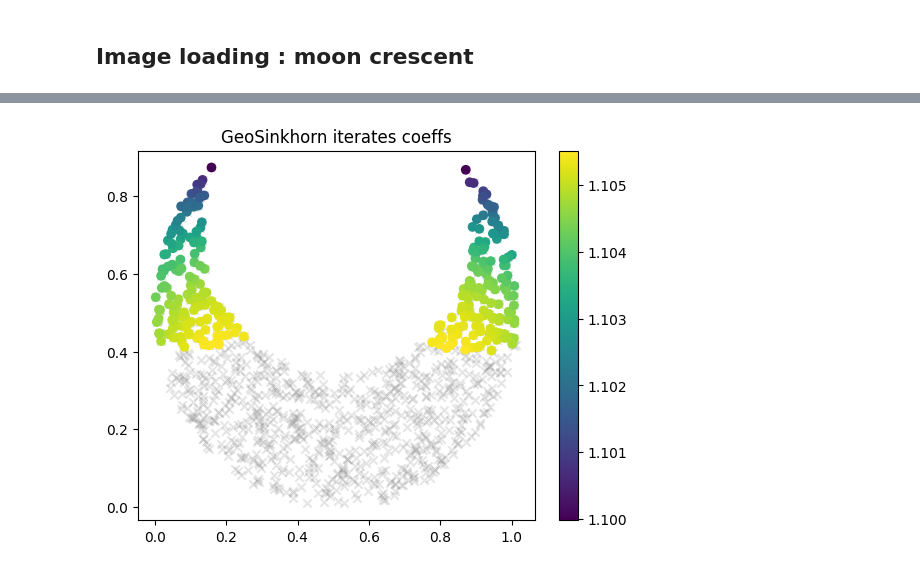
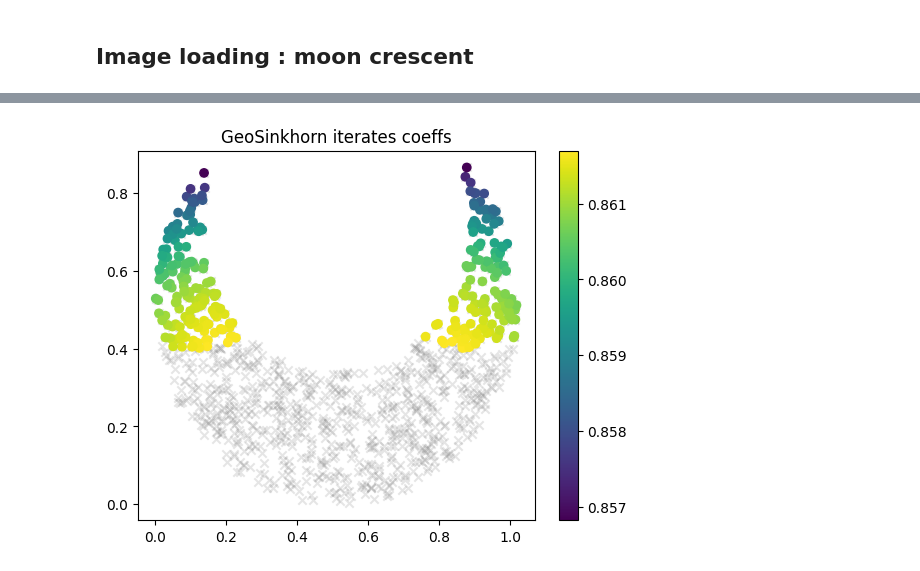
Before and after one commit to kerrianlc/Sinkhorn, a Jupyter notebook: src/geodesic_sinkhorn.ipynb, the cells around one changed output, grey strips where cells are left out. Saved outputs shown, nothing was run; the diff lists cells and outputs as text; code cells hidden in the pictures.

```diff
--- a/src/geodesic_sinkhorn.ipynb
+++ b/src/geodesic_sinkhorn.ipynb
@@ -390,19 +390,19 @@ u1, v1 = geo_sinkhorn(create_mask_from_subarray(points, a), create_mask_from_sub
 # %%
 _, ax = plt.subplots()
 ax.scatter(points[:, 0], points[:, 1], alpha=0.2, marker="x", color="gray")
 mask_a = (create_mask_from_subarray(points, a)[:, np.newaxis] * points)[u1 != 0]
 ax.scatter(
     mask_a[:, 0],
     mask_a[:, 1],
-    c=np.log(u1[u1 != 0]) / np.linalg.norm(np.log(u1[u1 != 0])),
+    c=u1[u1 != 0],
 )
 mask_b = (create_mask_from_subarray(points, b)[:, np.newaxis] * points)[v1 != 0]
-s = ax.scatter(mask_b[:, 0], mask_b[:, 1], c=np.log(v1[v1 != 0]))
+s = ax.scatter(mask_b[:, 0], mask_b[:, 1], c=v1[v1 != 0])
 ax.set_title("GeoSinkhorn iterates coeffs")
 plt.colorbar(s)
 plt.savefig("../results/geodesic_moon.png")
 # %% [output]
-[figure, old version]
+[figure, new version]
 # %%
 ## Image loading : moon crescent
 from gen_geometry import draw_horned_ball
```
Also changed, not shown: parts of 6 cells of this notebook.
